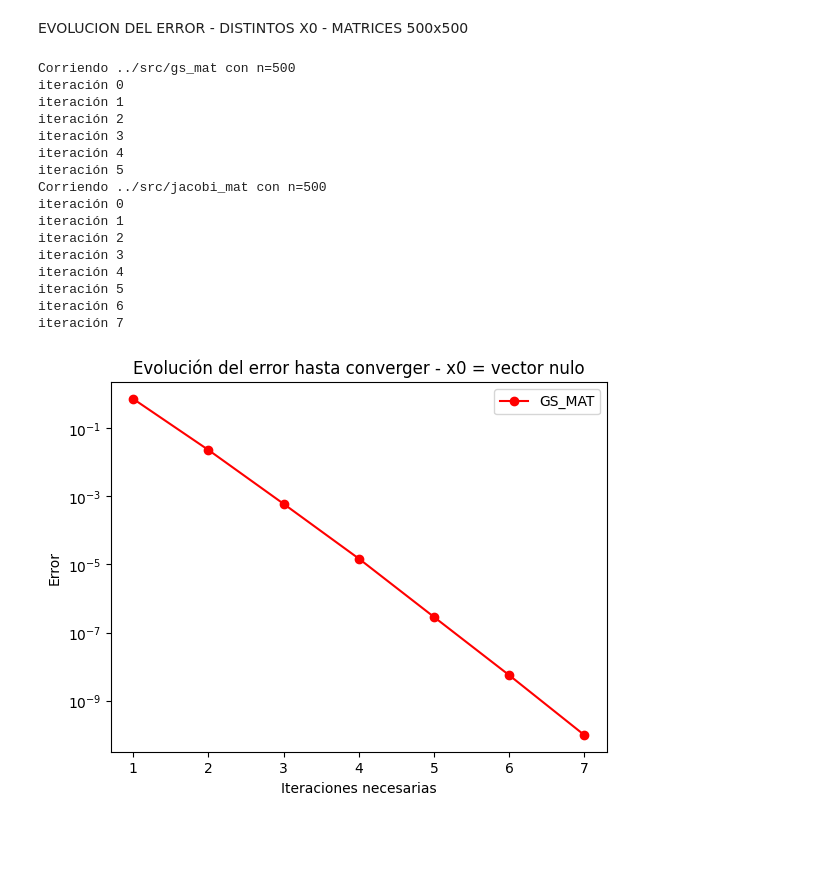
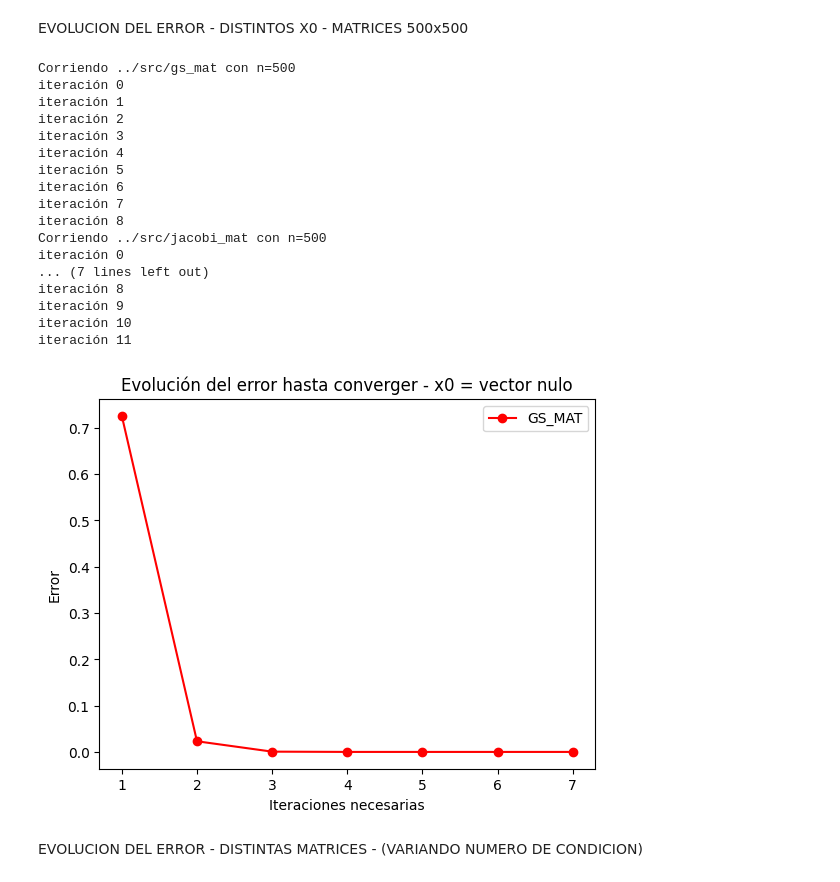
Before and after one commit to julian1vidal/tp3-metodos-2023-1c, a Jupyter notebook: src/exp.ipynb, the cells around one changed output. Saved outputs shown, nothing was run; the diff lists cells and outputs as text; code cells hidden in the pictures; blank space fills up the shorter version.

```diff
--- a/src/exp.ipynb
+++ b/src/exp.ipynb
@@ -556,20 +556,13 @@ for method in methods:
     error = errores_reader()
     errores.append(error)
 
-gs_iter = iteraciones[0]
+gs_iter = np.arange(1, iteraciones[0] - 1)
 gs_error = errores[0]
 
-jacobi_iter = iteraciones[1]
+jacobi_iter = np.arange(1, iteraciones[1] - 1)
 jacobi_error = errores[1]
 # %% [output]
 Corriendo ../src/gs_mat con n=500
-iteración 0
-iteración 1
-iteración 2
-iteración 3
-iteración 4
-iteración 5
-Corriendo ../src/jacobi_mat con n=500
 iteración 0
 iteración 1
 iteración 2
@@ -578,18 +571,27 @@ iteración 4
 iteración 5
 iteración 6
 iteración 7
+iteración 8
+Corriendo ../src/jacobi_mat con n=500
+iteración 0
+... (7 lines left out)
+iteración 8
+iteración 9
+iteración 10
+iteración 11
 # %%
 # Grafico de evolución del error hasta converger para distintos x0 (hay que cambiar el x0 en el codigo) - Escala lineal
 
 
 plt.errorbar(gs_iter, gs_error, fmt='-ro')
 #plt.errorbar(jacobi_error, jacobi_iter, fmt='-bo')
 
 plt.legend(["GS_MAT", "JACOBI_MAT"])
-plt.yscale('log')
 plt.ylabel("Error")
 plt.xlabel("Iteraciones necesarias")
 plt.title("Evolución del error hasta converger - x0 = vector nulo")
 plt.show()
 # %% [output]
-[figure, old version]
+[figure, new version]
+# %% [markdown]
+EVOLUCION DEL ERROR - DISTINTAS MATRICES - (VARIANDO NUMERO DE CONDICION)
```
Also changed, not shown: parts of 4 cells of this notebook, 13 other files.
